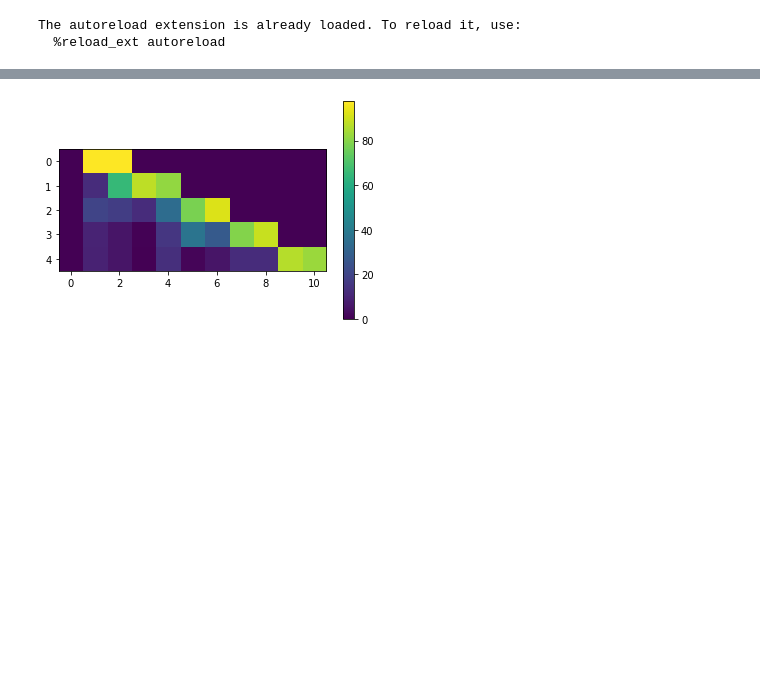
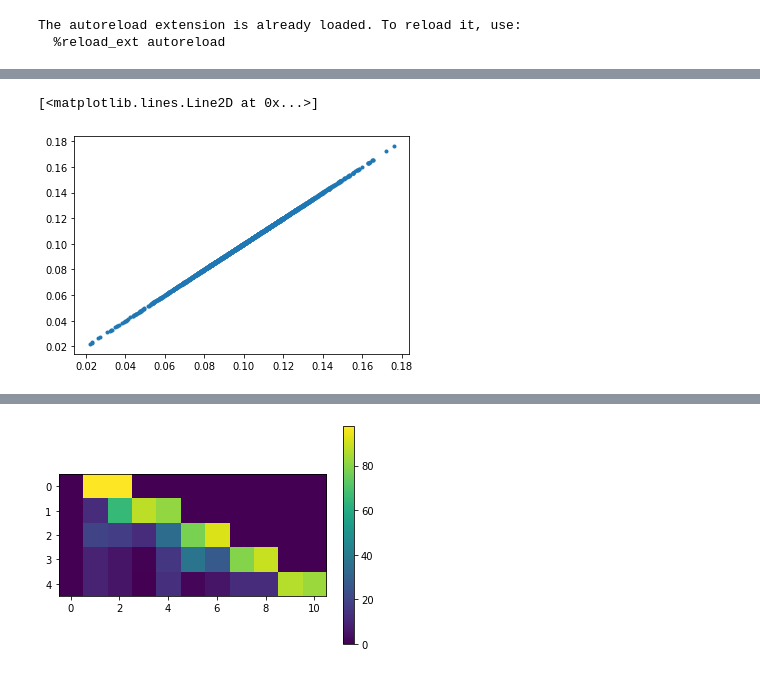
Before and after one commit to numenta/nupic.research, a Jupyter notebook: projects/continuous_learning/notebooks/Active dendrite playground-Copy1.ipynb, the cells around one changed output, grey strips where cells are left out. Drawn from its saved outputs; the diff is of its cells as text; code cells hidden in the pictures; blank space fills up the shorter version.

```diff
--- a/projects/continuous_learning/notebooks/Active dendrite playground-Copy1.ipynb
+++ b/projects/continuous_learning/notebooks/Active dendrite playground-Copy1.ipynb
@@ -66,7 +194,7 @@ with open(config_file) as cf:
 cnn_pct_on = (0.25, 0.125) # default
 cnn_weight_sparsity = (0.3, 0.2) # default
 
-cnn_out = (64,64)
+cnn_out = (512,512)
 
 def adjust_sparsity(layer_size, pct_on):
     return max(pct_on/(layer_size/64), 0.02)
@@ -81,9 +209,10 @@ config["cnn_weight_sparsity"] = (adjust_sparsity(cnn_out[0],cnn_weight_sparsity[
                                  adjust_sparsity(cnn_out[1],cnn_weight_sparsity[1]))
 config["batch_size"] = 32
 
-# config["boost_strength"] = 0.0
-# config["boost_strength_factor"] = 0.0
-# config["duty_cycle_period"] = 4000
+config["boost_strength"] = 0.0
+config["boost_strength_factor"] = 0.0
+config["duty_cycle_period"] = 1000000
 
 experiment = ContinuousSpeechExperiment(config)
+experiment.boost_per_epoch(True)
 # %% [output]
@@ -98,8 +225,11 @@ RuntimeError: CUDA error: device-side assert triggered
 # %%
 train_inds = np.arange(1,11).reshape(5,2)
 layer_type = "kwinner"
+dcs = []
 for j in range(len(train_inds)):
+    print(j)
     experiment.train(1,train_inds[j],
-                    freeze_output=False,
+                    freeze_output=True,
                     layer_type=layer_type,
                     output_indices=clear_labels(train_inds[j]))
+    dcs.append(experiment.get_duty_cycles())
@@ -110,0 +256,7 @@ plt.plot(fc,'o');
+# %%
+a = torch.squeeze(dcs[0]["linear1_kwinners"]).cpu().numpy()
+b = torch.squeeze(dcs[4]["linear1_kwinners"]).cpu().numpy()
+plt.plot(a,b,'.')
+# %% [output]
+[<matplotlib.lines.Line2D at 0x...>]
+[figure, added]
```
Also changed, not shown: parts of 31 cells of this notebook, 10 other files.
